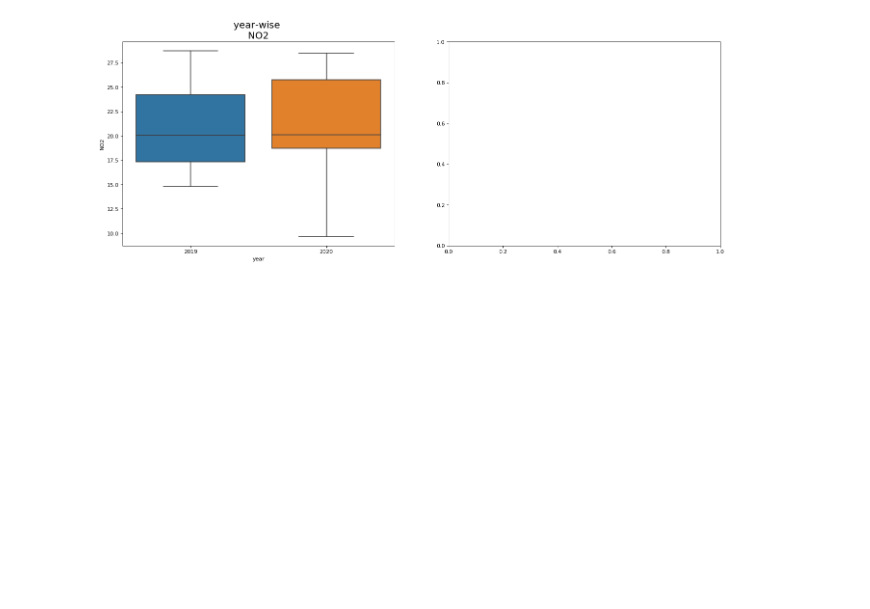
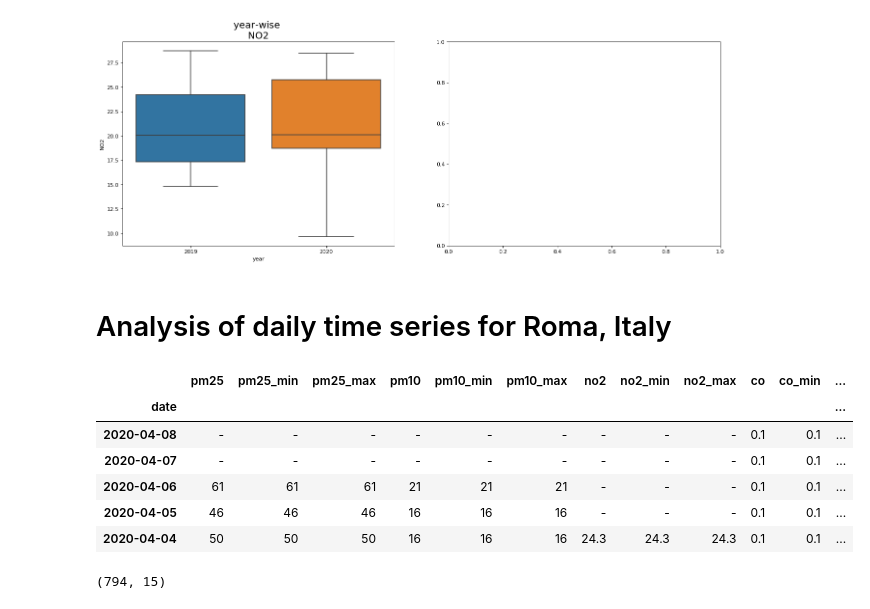
Before and after one commit to mayukh18/covidexplore, a Jupyter notebook: analysis/Data_analysis.ipynb, the cells around one changed output. Drawn from its saved outputs; the diff is of its cells as text; code cells hidden in the pictures; blank space fills up the shorter version.

```diff
--- a/analysis/Data_analysis.ipynb
+++ b/analysis/Data_analysis.ipynb
@@ -245,3 +246,16 @@ def plot_per_country_boxplot(country, measure):
 plot_per_country_boxplot('Italy', 'NO2')
 # %% [output]
 [figure]
+# %% [markdown]
+# Analysis of daily time series for Roma, Italy
+# %%
+df_roma = pd.read_csv("/Users/sophijka/Experiments/Prophet/Roma.csv", parse_dates=['date'], index_col='date')
+df_roma.head(5)
+# %% [output]
+|  | pm25 | pm25_min | pm25_max | pm10 | pm10_min | pm10_max | no2 | no2_min | no2_max | co | co_min | ... |
+| date |  |  |  |  |  |  |  |  |  |  |  | ... |
+| 2020-04-08 | - | - | - | - | - | - | - | - | - | 0.1 | 0.1 | ... |
+| 2020-04-07 | - | - | - | - | - | - | - | - | - | 0.1 | 0.1 | ... |
+| 2020-04-06 | 61 | 61 | 61 | 21 | 21 | 21 | - | - | - | 0.1 | 0.1 | ... |
+| 2020-04-05 | 46 | 46 | 46 | 16 | 16 | 16 | - | - | - | 0.1 | 0.1 | ... |
+| 2020-04-04 | 50 | 50 | 50 | 16 | 16 | 16 | 24.3 | 24.3 | 24.3 | 0.1 | 0.1 | ... |
@@ -247,0 +264,8 @@ plot_per_country_boxplot('Italy', 'NO2')
+# %%
+indexNames = df_roma[ df_roma['pm25'] == '-' ].index
+
+# delete missing data
+df_roma.drop(indexNames , inplace=True)
+df_roma.shape
+# %% [output]
+(794, 15)
```
Also changed, not shown: parts of 12 cells of this notebook.
